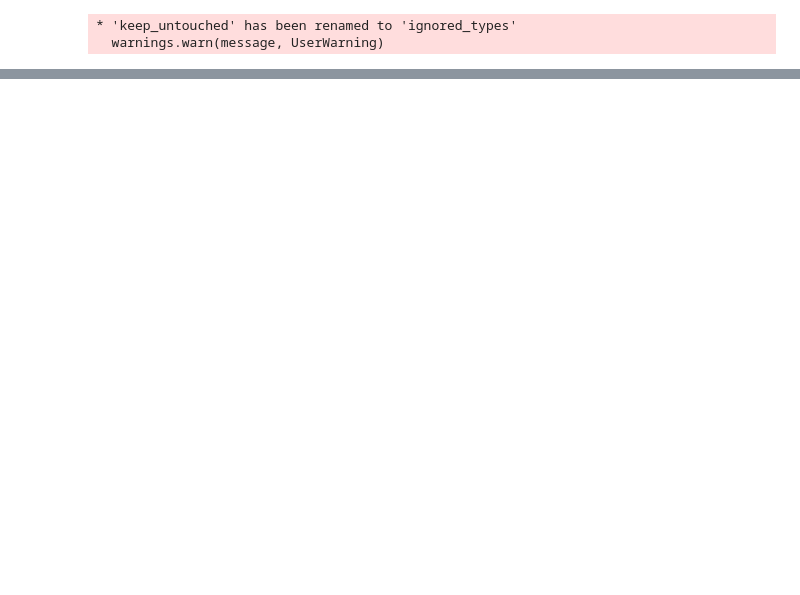
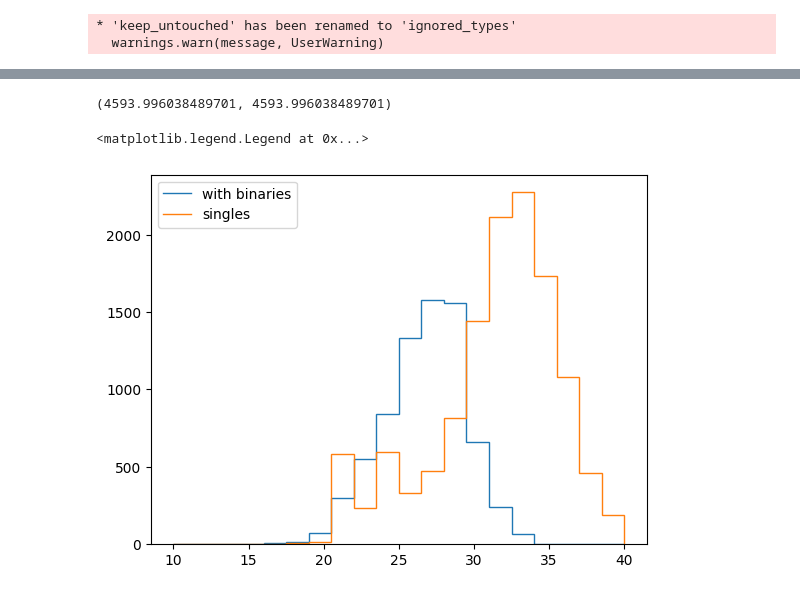
Before and after one commit to synthpop-galaxy/synthpop, a Jupyter notebook: TUTORIAL-spiseagen.ipynb, the cells around one changed output, grey strips where cells are left out. Cells and saved outputs as stored; diff of their text form; code cells hidden in the pictures; blank space fills up the shorter version.

Commit message:
more koshimoto model + spisea debugging

```diff
--- a/TUTORIAL-spiseagen.ipynb
+++ b/TUTORIAL-spiseagen.ipynb
@@ -14,7 +14,7 @@ mod2 = synthpop.SynthPop('huston2025_defaults.synthpop_conf',
                          extinction_map_kwargs={'name':'maps_from_dustmaps',
                                                 'dustmap_name': 'marshall'},
                          chosen_bands = ['ubv', 'ukirt'],
-                         maglim = ['m_ukirt_H', 99, "keep"],
+                         maglim = None,
                          star_generator="SpiseaGenerator",
                          evolution_class={"name":"SpiseaCluster", "block_spisea_prints":True},
                          ifmr_kwargs={"name":"SpiseaIfmr", "spisea_ifmr_name":"IFMR_N20_Sukhbold"},
@@ -22,6 +22,7 @@ mod2 = synthpop.SynthPop('huston2025_defaults.synthpop_conf',
                          post_processing_kwargs=None, #[{"name": "CombineTables"}],
                          name_for_output='mod2test',
                          combine_system_mags = True,
+                         model_name='Koshimoto2022',
                          opt_iso_props=["log_L", "log_Teff", "log_g","log_R", "phase"],
                         )
 # %% [output]
@@ -122,7 +186,7 @@ mod0 = synthpop.SynthPop('huston2025_defaults.synthpop_conf',
                          extinction_map_kwargs={'name':'maps_from_dustmaps',
                                                 'dustmap_name': 'marshall'},
                          chosen_bands = ['Bessell_U', 'Bessell_B', 'Bessell_V', 'Bessell_R', 'Bessell_I'],
-                         maglim = ['Bessell_I', 99, "keep"],
+                         maglim = None,
                          #multiplicity_kwargs={"name":"Raghavan"},
                          #post_processing_kwargs=[{"name": "DeriveBinaryParameters"}],
                          name_for_output='mod0test',
@@ -138,8 +270,13 @@ systems2
 companions2
 # %%
 np.sum(systems2['Mass']), np.sum(systems2['system_Mass'])
+# %% [output]
+(4593.996038489701, 4593.996038489701)
 # %%
-plt.stairs(*np.histogram(systems.Bessell_I, bins=np.linspace(10,40,21)), label='with binaries')
+plt.stairs(*np.histogram(systems.m_ubv_I, bins=np.linspace(10,40,21)), label='with binaries')
 plt.stairs(*np.histogram(systems2.Bessell_I, bins=np.linspace(10,40,21)), label='singles')
 plt.legend()
 #plt.yscale('log')
+# %% [output]
+<matplotlib.legend.Legend at 0x...>
+[figure, added]
```
Also changed, not shown: parts of 18 cells of this notebook, 22 other files.
